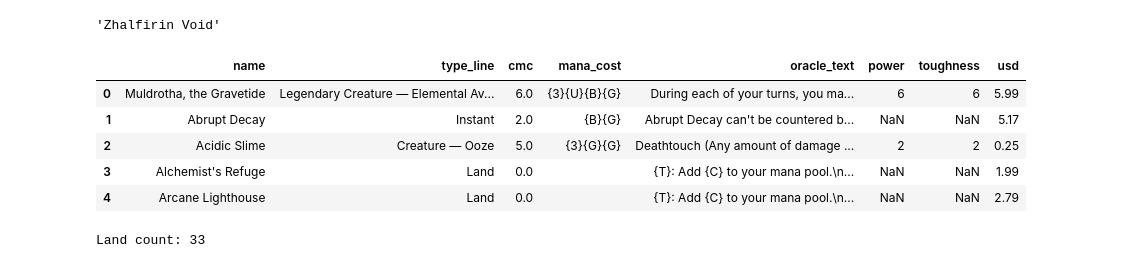
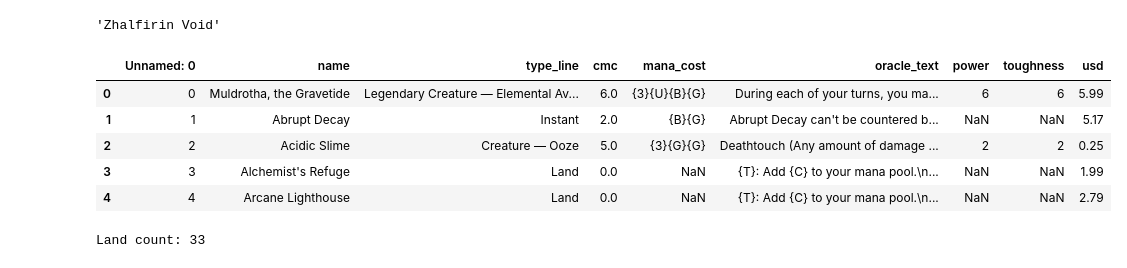
Before and after one commit to nmcginn/deck-builder, a Jupyter notebook: Muldrotha.ipynb, the cells around one changed output. Drawn from its saved outputs; the diff is of its cells as text; code cells hidden in the pictures.

```diff
--- a/Muldrotha.ipynb
+++ b/Muldrotha.ipynb
@@ -19,23 +19,31 @@ card_list[-1]
 # %% [output]
 'Zhalfirin Void'
 # %%
+cached_data = 'muldrotha.csv'
 def get_card_data(card_name):
     r = requests.get('https://api.scryfall.com/cards/search/?q=' + card_name)
     return(r.json()) # we _should_ always get the card we need since titles are exact
-pool = mp.Pool()
-card_data = pool.map(get_card_data, card_list)
-pool.close()
+card_data = []
+if not os.path.exists(cached_data):
+    pool = mp.Pool()
+    card_data = pool.map(get_card_data, card_list)
+    pool.close()
 # %%
-card_df = pd.DataFrame(list(map(lambda x: x['data'][0], card_data)))
-card_df = card_df[['name','type_line','cmc','mana_cost','oracle_text','power','toughness','usd']]
+card_df = None
+if os.path.exists(cached_data):
+    card_df =pd.read_csv('muldrotha.csv')
+else:
+    card_df = pd.DataFrame(list(map(lambda x: x['data'][0], card_data)))
+    card_df = card_df[['name','type_line','cmc','mana_cost','oracle_text','power','toughness','usd']]
+    card_df.to_csv('muldrotha.csv', sep = ',', encoding = 'utf-8', index = False)
 card_df.head()
 # %% [output]
-|  | name | type_line | cmc | mana_cost | oracle_text | power | toughness | usd |
-| 0 | Muldrotha, the Gravetide | Legendary Creature — Elemental Av... | 6.0 | {3}{U}{B}{G} | During each of your turns, you ma... | 6 | 6 | 5.99 |
-| 1 | Abrupt Decay | Instant | 2.0 | {B}{G} | Abrupt Decay can't be countered b... | NaN | NaN | 5.17 |
-| 2 | Acidic Slime | Creature — Ooze | 5.0 | {3}{G}{G} | Deathtouch (Any amount of damage ... | 2 | 2 | 0.25 |
-| 3 | Alchemist's Refuge | Land | 0.0 |  | {T}: Add {C} to your mana pool.\n... | NaN | NaN | 1.99 |
-| 4 | Arcane Lighthouse | Land | 0.0 |  | {T}: Add {C} to your mana pool.\n... | NaN | NaN | 2.79 |
+|  | Unnamed: 0 | name | type_line | cmc | mana_cost | oracle_text | power | toughness | usd |
+| 0 | 0 | Muldrotha, the Gravetide | Legendary Creature — Elemental Av... | 6.0 | {3}{U}{B}{G} | During each of your turns, you ma... | 6 | 6 | 5.99 |
+| 1 | 1 | Abrupt Decay | Instant | 2.0 | {B}{G} | Abrupt Decay can't be countered b... | NaN | NaN | 5.17 |
+| 2 | 2 | Acidic Slime | Creature — Ooze | 5.0 | {3}{G}{G} | Deathtouch (Any amount of damage ... | 2 | 2 | 0.25 |
+| 3 | 3 | Alchemist's Refuge | Land | 0.0 | NaN | {T}: Add {C} to your mana pool.\n... | NaN | NaN | 1.99 |
+| 4 | 4 | Arcane Lighthouse | Land | 0.0 | NaN | {T}: Add {C} to your mana pool.\n... | NaN | NaN | 2.79 |
 # %%
 lands = card_df[card_df['type_line'].str.contains('Land', na = False)]
 print('Land count: ' + str(len(lands)))
```
